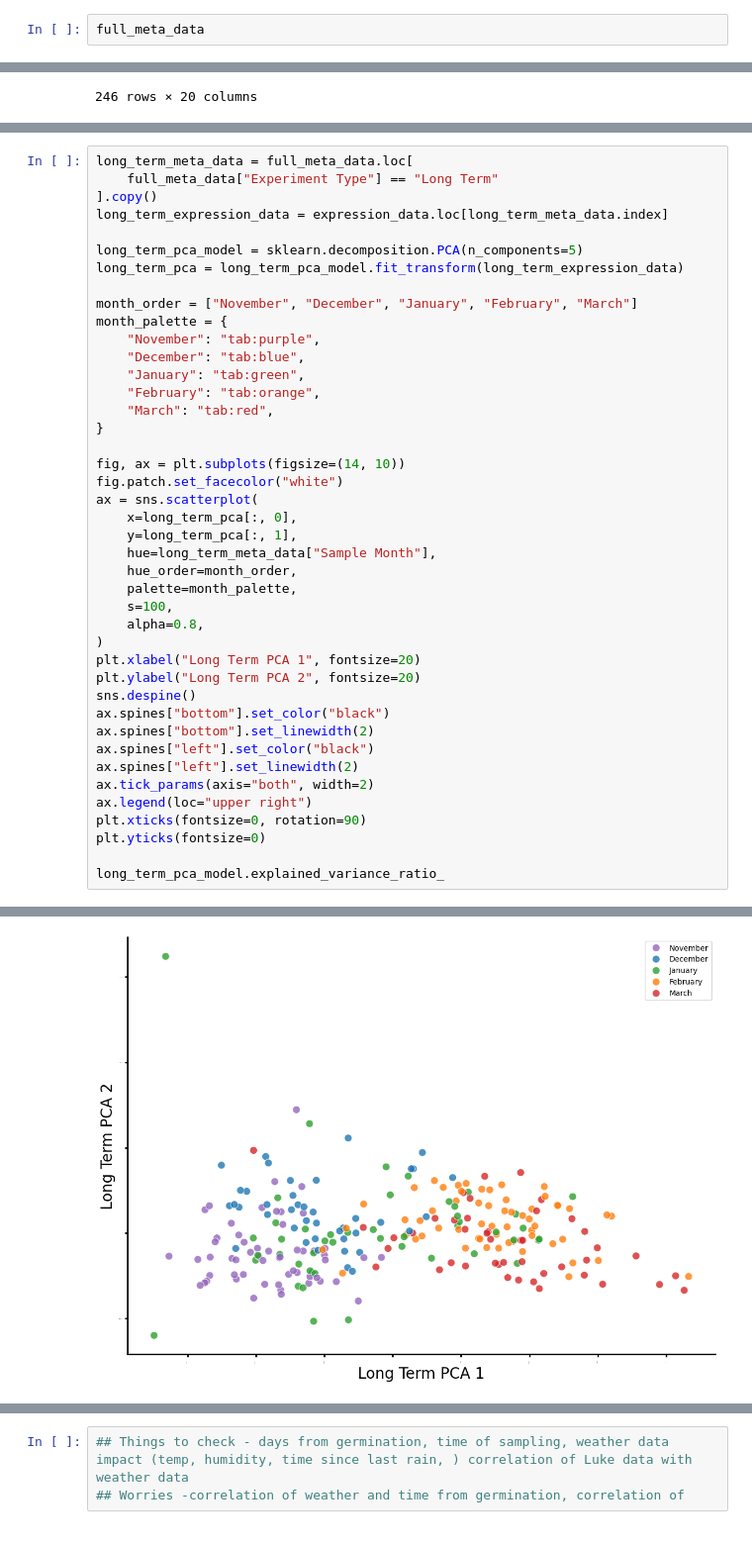
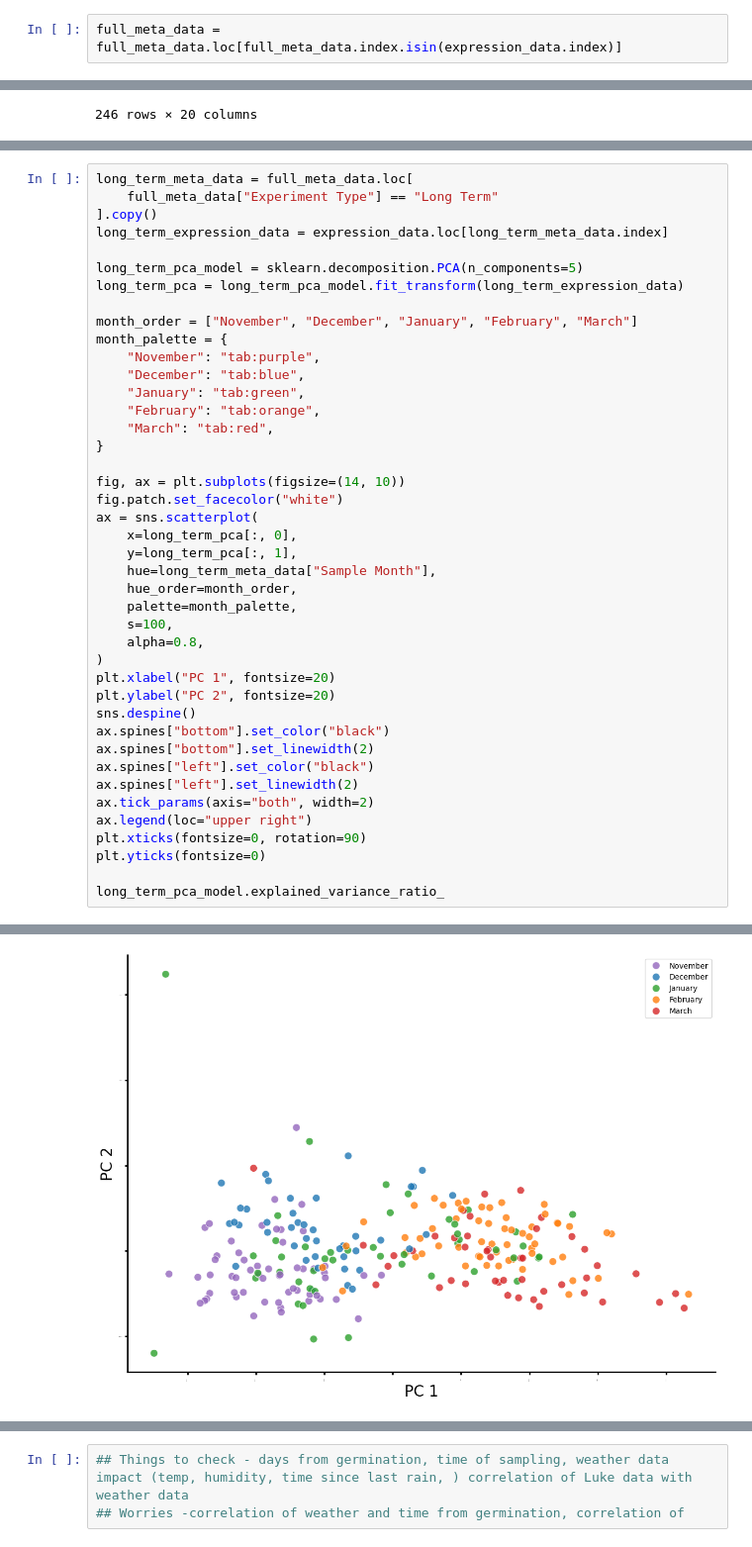
Before and after one commit to mikepassal/Outdoor_microbiome, a Jupyter notebook: Local_analysis/Converting_plates_to_normal_format/Analyzing_plates_1_5_pca_modifications.ipynb, the cells around one changed output, grey strips where cells are left out. Shown at 99% size. Drawn from its saved outputs; the diff is of its cells as text.

```diff
--- a/Local_analysis/Converting_plates_to_normal_format/Analyzing_plates_1_5_pca_modifications.ipynb
+++ b/Local_analysis/Converting_plates_to_normal_format/Analyzing_plates_1_5_pca_modifications.ipynb
@@ -118,4 +134,4 @@ full_meta_data[49:100]
 # %%
 expression_data = expression_data.loc[expression_data.index.isin(full_meta_data.index)]
 # %%
-full_meta_data
+full_meta_data = full_meta_data.loc[full_meta_data.index.isin(expression_data.index)]
@@ -351,33 +270,33 @@ month_palette = {
     "December": "tab:blue",
     "January": "tab:green",
     "February": "tab:orange",
     "March": "tab:red",
 }
 
 fig, ax = plt.subplots(figsize=(14, 10))
 fig.patch.set_facecolor("white")
 ax = sns.scatterplot(
     x=long_term_pca[:, 0],
     y=long_term_pca[:, 1],
     hue=long_term_meta_data["Sample Month"],
     hue_order=month_order,
     palette=month_palette,
     s=100,
     alpha=0.8,
 )
-plt.xlabel("Long Term PCA 1", fontsize=20)
-plt.ylabel("Long Term PCA 2", fontsize=20)
+plt.xlabel("PC 1", fontsize=20)
+plt.ylabel("PC 2", fontsize=20)
 sns.despine()
 ax.spines["bottom"].set_color("black")
 ax.spines["bottom"].set_linewidth(2)
 ax.spines["left"].set_color("black")
 ax.spines["left"].set_linewidth(2)
 ax.tick_params(axis="both", width=2)
 ax.legend(loc="upper right")
 plt.xticks(fontsize=0, rotation=90)
 plt.yticks(fontsize=0)
 
 long_term_pca_model.explained_variance_ratio_
 # %% [output]
 array([0.67809966, 0.19184201, 0.05122127, 0.03365849, 0.02070434])
-[figure, old version]
+[figure, new version]
```
Also changed, not shown: parts of 11 cells of this notebook, 1 other file.
